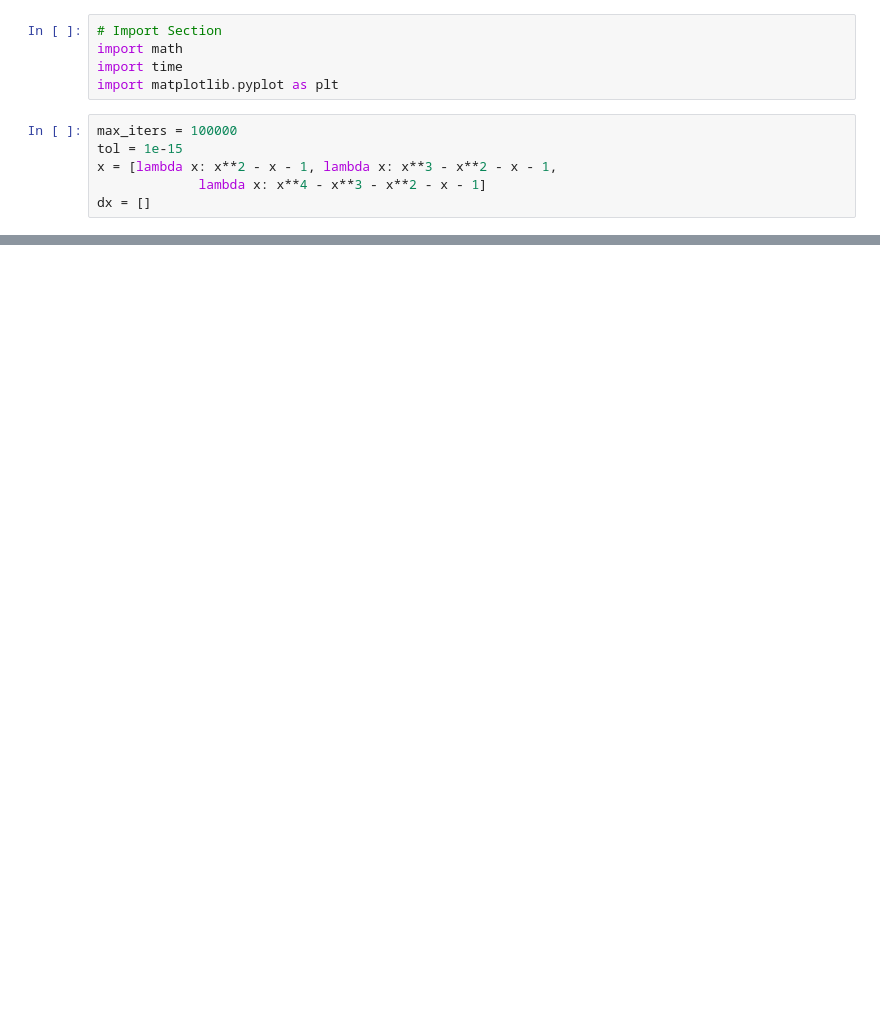
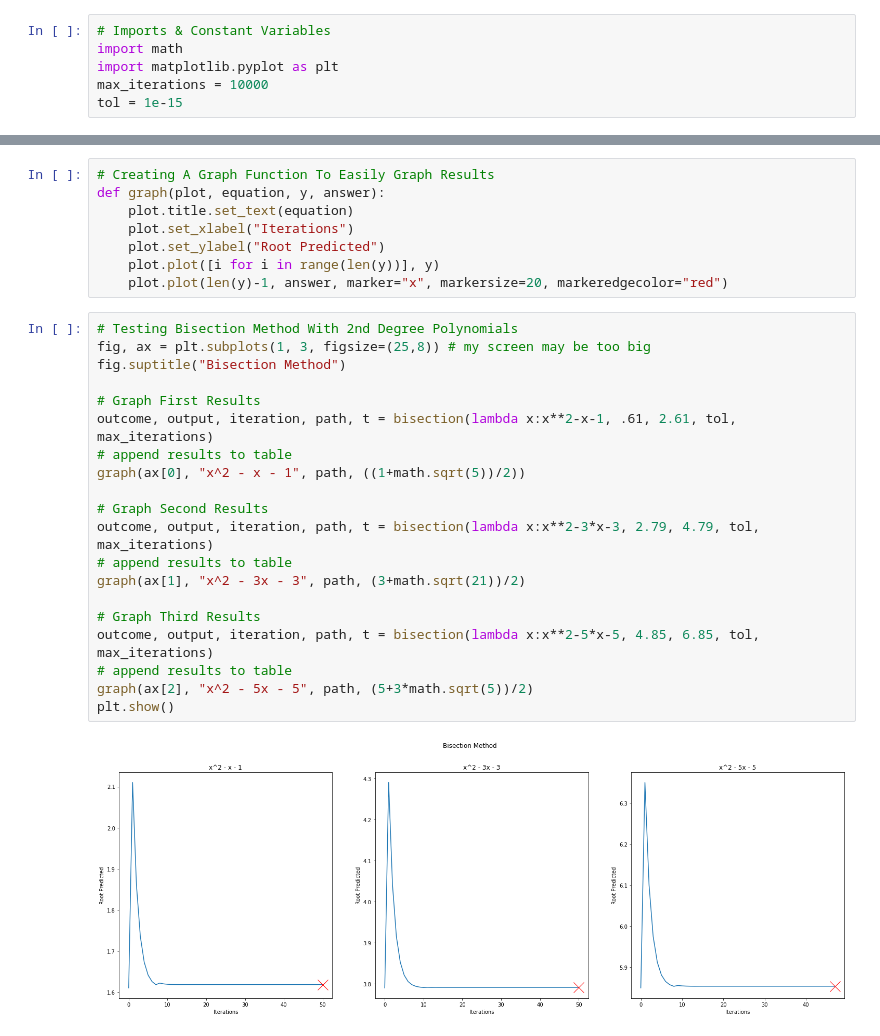
Before and after one commit to AshKhanNY/CS_301, a Jupyter notebook: Final Project/Shameem_Azwad.ipynb, the cells around one changed output, grey strips where cells are left out. Saved outputs shown, nothing was run; the diff lists cells and outputs as text; blank space fills up the shorter version.

```diff
--- a/Final Project/Shameem_Azwad.ipynb
+++ b/Final Project/Shameem_Azwad.ipynb
@@ -11,14 +1,9 @@
 # %%
-# Import Section
+# Imports & Constant Variables
 import math
-import time
 import matplotlib.pyplot as plt
+max_iterations = 10000
+tol = 1e-15
-# %%
-max_iters = 100000
-tol = 1e-15
-x = [lambda x: x**2 - x - 1, lambda x: x**3 - x**2 - x - 1,
-             lambda x: x**4 - x**3 - x**2 - x - 1]
-dx = []
 # %%
 # Bisection Method
 def bisection(f, p0, p1, tolerance, max_iter):
@@ -339,0 +205,30 @@ for i in eq:
+# %%
+# Creating A Graph Function To Easily Graph Results
+def graph(plot, equation, y, answer):
+    plot.title.set_text(equation)
+    plot.set_xlabel("Iterations")
+    plot.set_ylabel("Root Predicted")
+    plot.plot([i for i in range(len(y))], y)
+    plot.plot(len(y)-1, answer, marker="x", markersize=20, markeredgecolor="red")
+# %%
+# Testing Bisection Method With 2nd Degree Polynomials
+fig, ax = plt.subplots(1, 3, figsize=(25,8)) # my screen may be too big
+fig.suptitle("Bisection Method")
+
+# Graph First Results
+outcome, output, iteration, path, t = bisection(lambda x:x**2-x-1, .61, 2.61, tol, max_iterations)
+# append results to table
+graph(ax[0], "x^2 - x - 1", path, ((1+math.sqrt(5))/2))
+
+# Graph Second Results
+outcome, output, iteration, path, t = bisection(lambda x:x**2-3*x-3, 2.79, 4.79, tol, max_iterations)
+# append results to table
+graph(ax[1], "x^2 - 3x - 3", path, (3+math.sqrt(21))/2)
+
+# Graph Third Results
+outcome, output, iteration, path, t = bisection(lambda x:x**2-5*x-5, 4.85, 6.85, tol, max_iterations)
+# append results to table
+graph(ax[2], "x^2 - 5x - 5", path, (5+3*math.sqrt(5))/2)
+plt.show()
+# %% [output]
+[figure, added]
```
Also changed, not shown: parts of 24 cells of this notebook, 1 other file.
